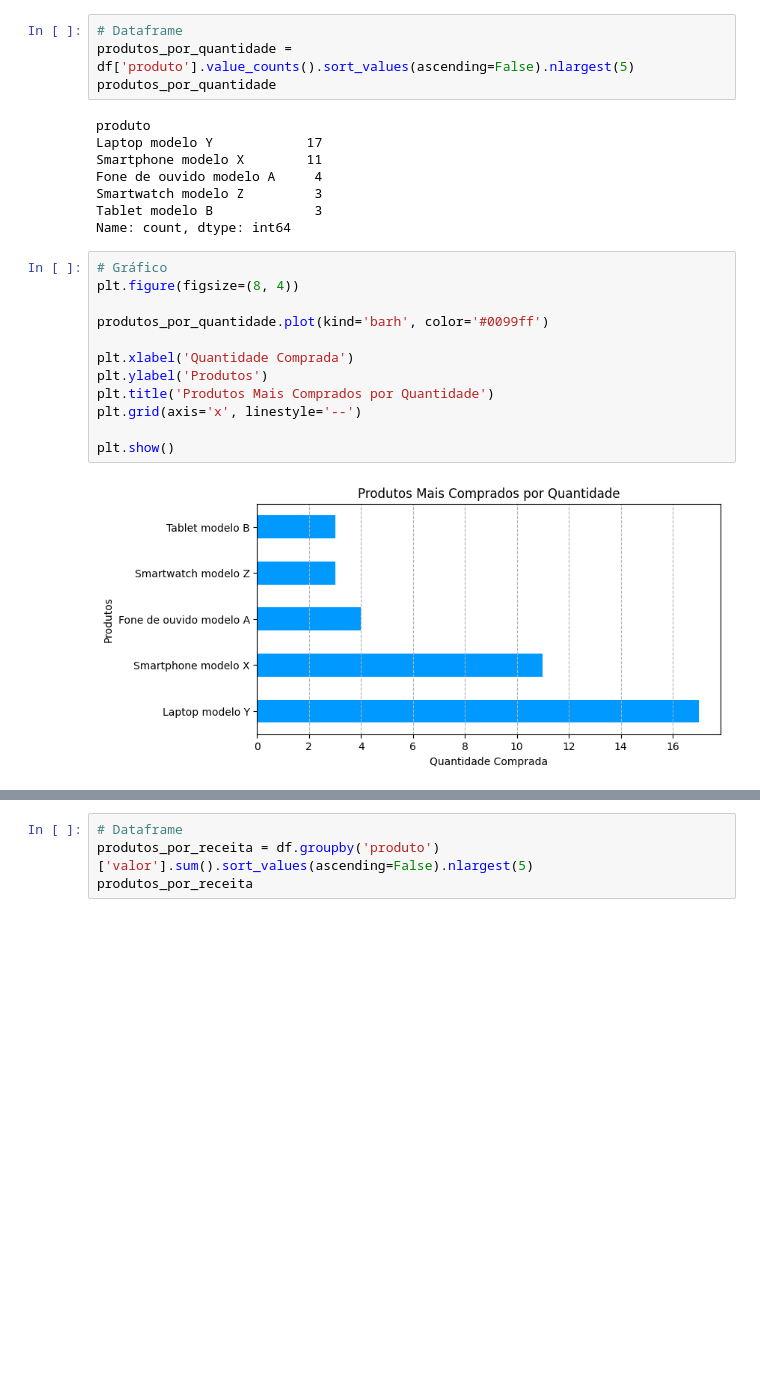
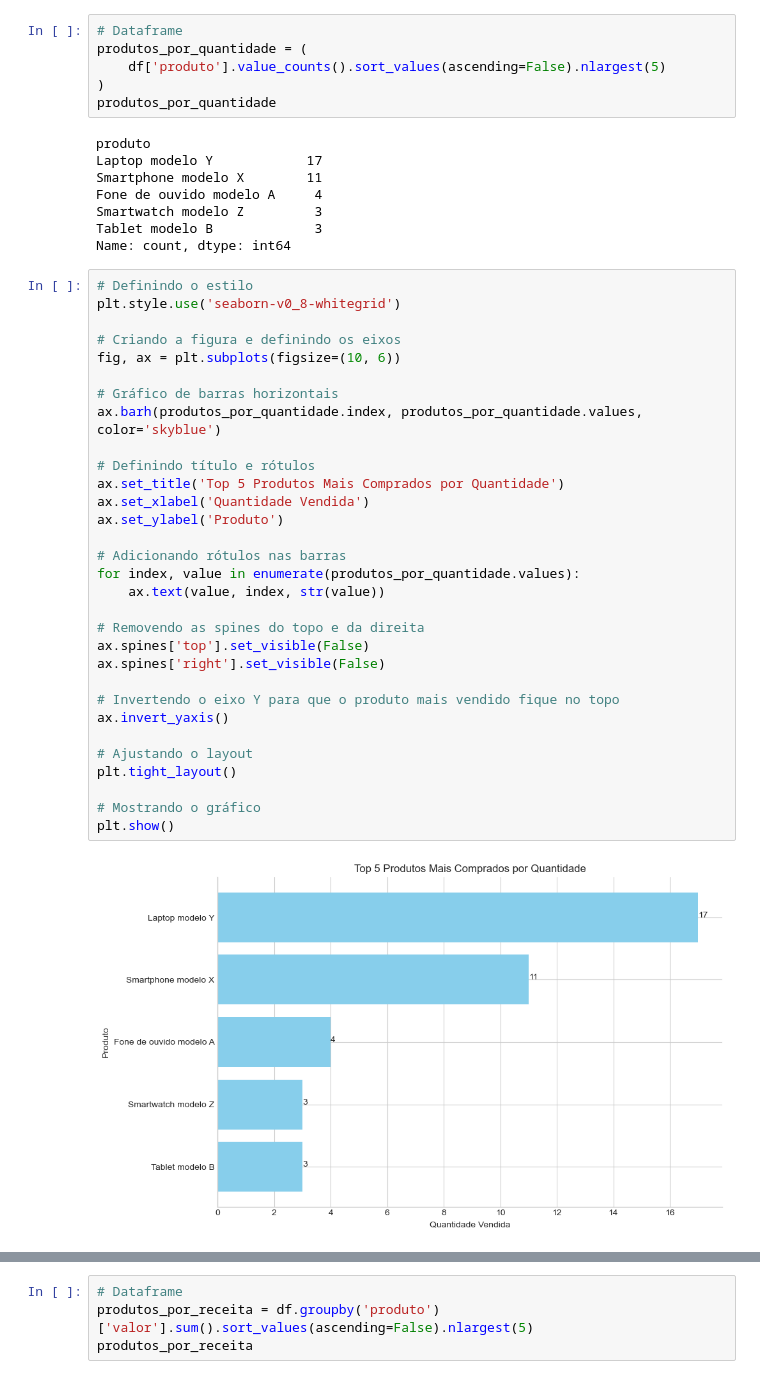
Before and after one commit to SimoesLeticia/Bootcamp-Data-Analytics-WoMakersCode, a Jupyter notebook: 2. Banco de Dados/data_analysis/exercicio_bonus.ipynb, the cells around one changed output, grey strips where cells are left out. Saved outputs shown, nothing was run; the diff lists cells and outputs as text; blank space fills up the shorter version.

```diff
--- a/2. Banco de Dados/data_analysis/exercicio_bonus.ipynb
+++ b/2. Banco de Dados/data_analysis/exercicio_bonus.ipynb
@@ -48,6 +52,8 @@ df.head()
 # %%
 # Dataframe
-produtos_por_quantidade = df['produto'].value_counts().sort_values(ascending=False).nlargest(5)
+produtos_por_quantidade = (
+    df['produto'].value_counts().sort_values(ascending=False).nlargest(5)
+)
 produtos_por_quantidade
 # %% [output]
 produto
@@ -57,18 +63,37 @@ Fone de ouvido modelo A     4
 Smartwatch modelo Z         3
 Tablet modelo B             3
 Name: count, dtype: int64
-# %%
-# Gráfico
-plt.figure(figsize=(8, 4))
-
-produtos_por_quantidade.plot(kind='barh', color='#0099ff')
-
-plt.xlabel('Quantidade Comprada')
-plt.ylabel('Produtos')
-plt.title('Produtos Mais Comprados por Quantidade')
-plt.grid(axis='x', linestyle='--')
-
-plt.show()
-# %% [output]
-[figure, removed]
+# %%
+# Definindo o estilo
+plt.style.use('seaborn-v0_8-whitegrid')
+
+# Criando a figura e definindo os eixos
+fig, ax = plt.subplots(figsize=(10, 6))
+
+# Gráfico de barras horizontais
+ax.barh(produtos_por_quantidade.index, produtos_por_quantidade.values, color='skyblue')
+
+# Definindo título e rótulos
+ax.set_title('Top 5 Produtos Mais Comprados por Quantidade')
+ax.set_xlabel('Quantidade Vendida')
+ax.set_ylabel('Produto')
+
+# Adicionando rótulos nas barras
+for index, value in enumerate(produtos_por_quantidade.values):
+    ax.text(value, index, str(value))
+
+# Removendo as spines do topo e da direita
+ax.spines['top'].set_visible(False)
+ax.spines['right'].set_visible(False)
+
+# Invertendo o eixo Y para que o produto mais vendido fique no topo
+ax.invert_yaxis()
+
+# Ajustando o layout
+plt.tight_layout()
+
+# Mostrando o gráfico
+plt.show()
+# %% [output]
+[figure, added]
 # %% [markdown]
```
Also changed, not shown: parts of 29 cells of this notebook, 1 other file.
